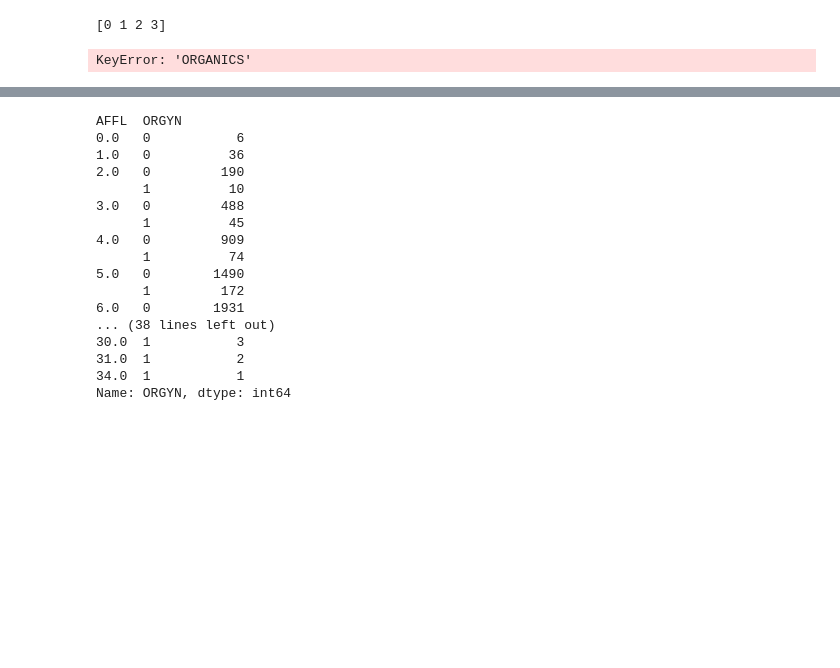
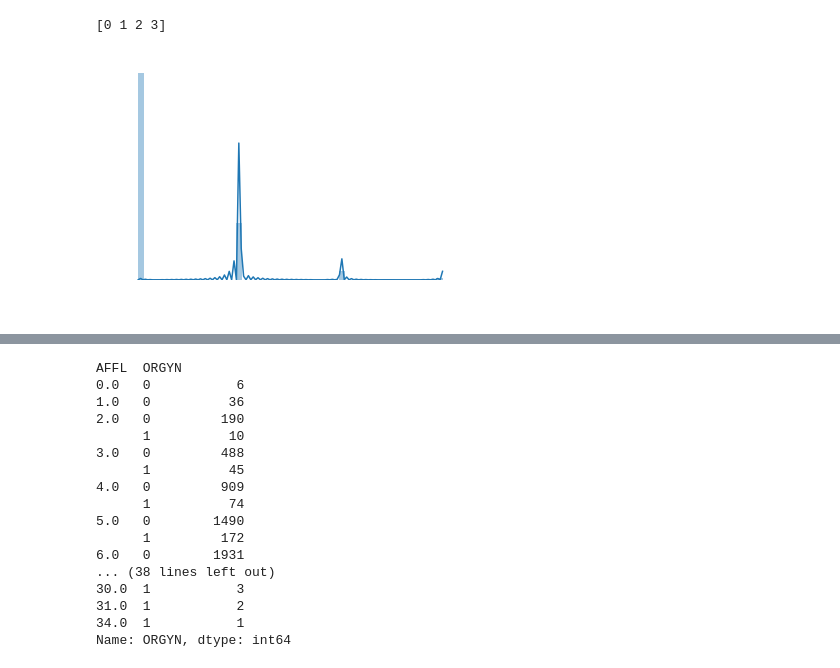
Before and after one commit to MaxEdman/IFN645_CaseStudy1, a Jupyter notebook: Preprocessing.ipynb, the cells around one changed output, grey strips where cells are left out. Cells and saved outputs as stored; diff of their text form; code cells hidden in the pictures; blank space fills up the shorter version.

```diff
--- a/Preprocessing.ipynb
+++ b/Preprocessing.ipynb
@@ -142,10 +149,18 @@ print(df['ORGANICS'].unique())
 # %%
 import matplotlib.pyplot as plt
 import seaborn as sns
+
+# Sets the color to white.
+params = {"ytick.color" : "w",
+          "xtick.color" : "w",
+          "axes.labelcolor" : "w",
+          "axes.edgecolor" : "w"}
+plt.rcParams.update(params)
+
 g = sns.distplot(df['ORGANICS'].dropna())
 plt.show()
 # %% [output]
-KeyError: 'ORGANICS'
+[figure, added]
 # %%
 g = sns.countplot(data = df, x = 'ORGYN')
 plt.show()
```
Also changed, not shown: parts of 3 cells of this notebook, 1 other file.
